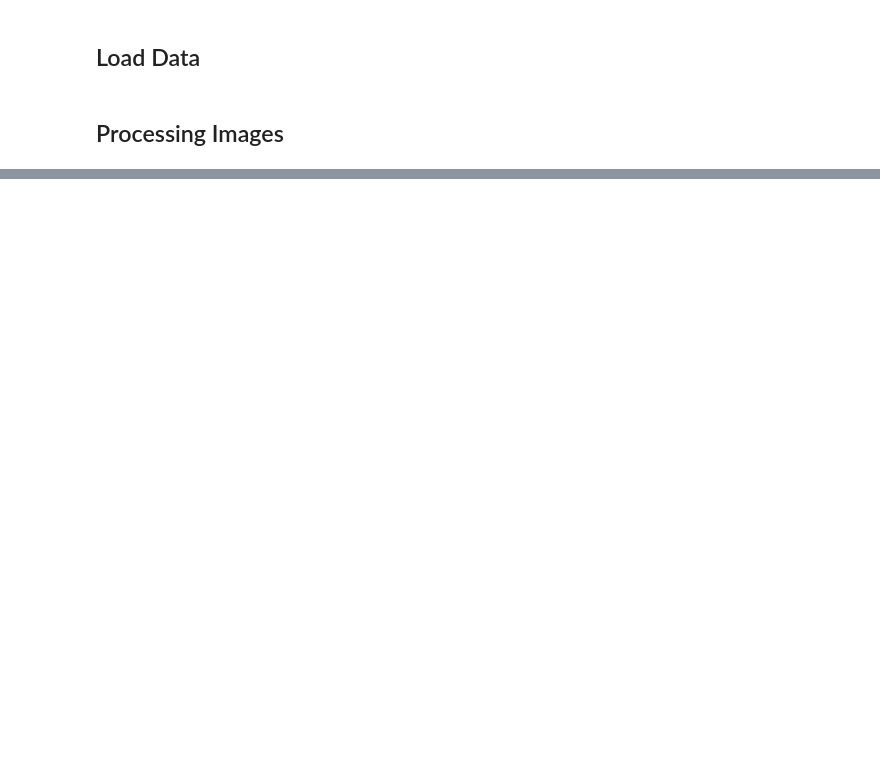
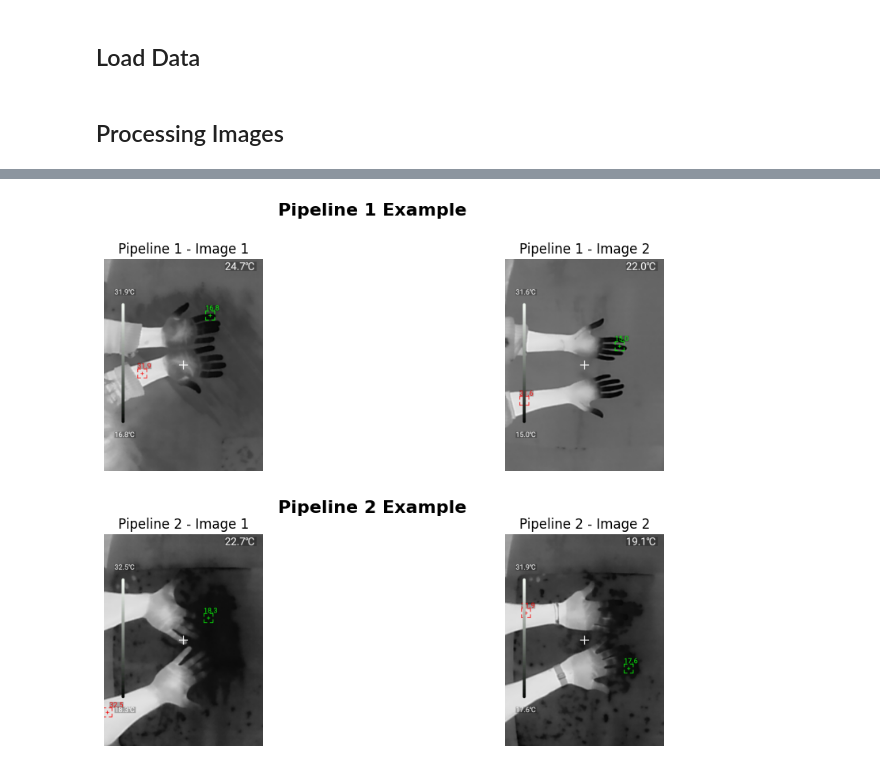
Before and after one commit to Zosiart/IR_Hand_Landmark_Recognition_Thesis_Project, a Jupyter notebook: src/landmark-recognition/compare-results.ipynb, the cells around one changed output, grey strips where cells are left out. Saved outputs shown, nothing was run; the diff lists cells and outputs as text; code cells hidden in the pictures; blank space fills up the shorter version.

```diff
--- a/src/landmark-recognition/compare-results.ipynb
+++ b/src/landmark-recognition/compare-results.ipynb
@@ -1212,0 +1593,45 @@ Transformed Accuracy (Siggraph17): 65.05%
+# %%
+import matplotlib.pyplot as plt
+import matplotlib.gridspec as gridspec
+from PIL import Image
+
+# Load the images (replace with your actual image paths)
+image1 = Image.open('../../resources/evaluation_dataset/IR/42_IMG20241127102854.jpg')
+image2 = Image.open('../../resources/evaluation_dataset/IR/11_IMG20241127100906.jpg')
+image3 = Image.open('../../resources/evaluation_dataset/IR/71_IMG20241127103908.jpg')
+image4 = Image.open('../../resources/evaluation_dataset/IR/57_IMG20241127103455.jpg')
+
+# Create a figure
+fig = plt.figure(figsize=(12, 8))
+gs = gridspec.GridSpec(2, 2, hspace=0.3, wspace=0.2)
+
+# Part 1: Pipeline 1 Example
+ax1 = fig.add_subplot(gs[0, 0])
+ax2 = fig.add_subplot(gs[0, 1])
+ax1.imshow(image1)
+ax1.set_title("Pipeline 1 - Image 1")
+ax1.axis('off')
+ax2.imshow(image2)
+ax2.set_title("Pipeline 1 - Image 2")
+ax2.axis('off')
+
+# Part 2: Pipeline 2 Example
+ax3 = fig.add_subplot(gs[1, 0])
+ax4 = fig.add_subplot(gs[1, 1])
+ax3.imshow(image3)
+ax3.set_title("Pipeline 2 - Image 1")
+ax3.axis('off')
+ax4.imshow(image4)
+ax4.set_title("Pipeline 2 - Image 2")
+ax4.axis('off')
+
+# Add captions for each part
+fig.text(0.5, 0.95, "Pipeline 1 Example", ha='center', fontsize=16, fontweight='bold')
+fig.text(0.5, 0.48, "Pipeline 2 Example", ha='center', fontsize=16, fontweight='bold')
+
+# Save the figure (for Overleaf compatibility, save as PDF or PNG)
+plt.savefig('comparison_figure.png', dpi=300, bbox_inches='tight')
+
+plt.show()
+# %% [output]
+[figure, added]
```
Also changed, not shown: parts of 83 cells of this notebook, 2 other files.
